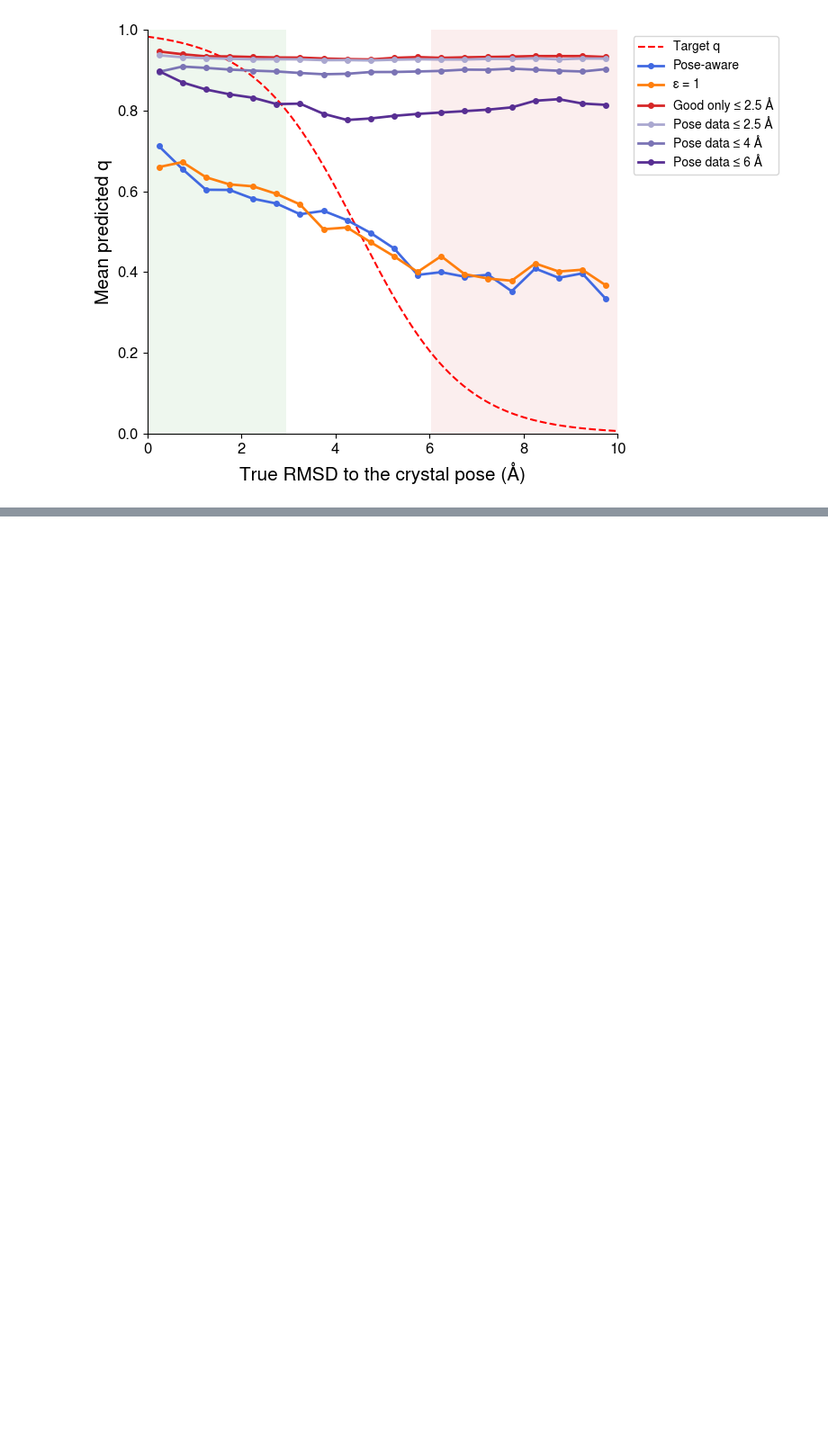
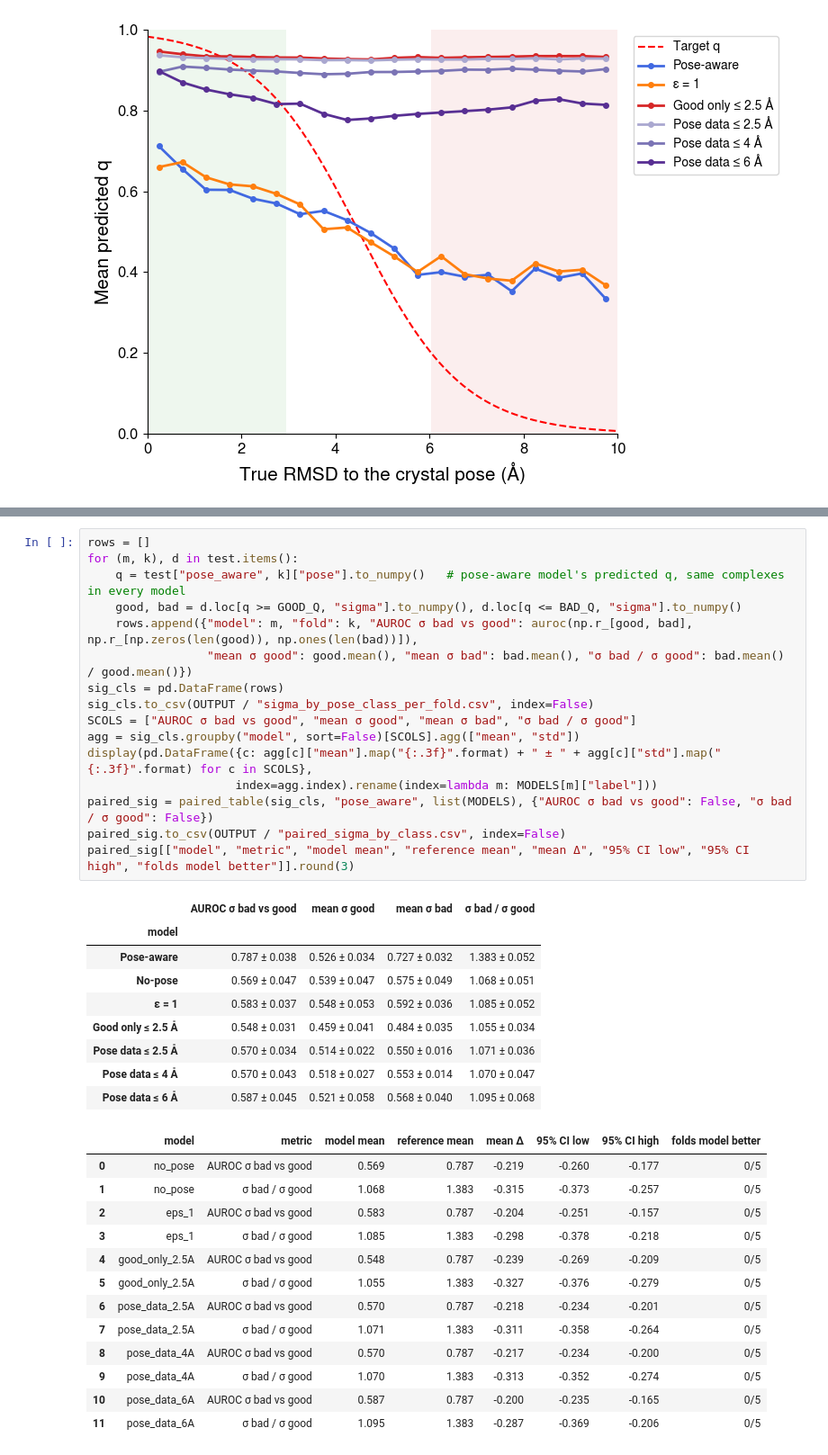
Before and after one commit to openkinome/multi-objective-kinodata-3D, a Jupyter notebook: analysis_publication/ablation_pose_range.ipynb, the cells around one changed output, grey strips where cells are left out. Shown at 90% size. Cells and saved outputs as stored; diff of their text form; blank space fills up the shorter version.

Commit message:
ablation_pose_range.ipynb: predicted uncertainty per predicted pose class (AUROC of sigma, bad vs good)
Co-Authored-By: Claude Opus 5.5 (1M context) <noreply@anthropic.com>

```diff
--- a/analysis_publication/ablation_pose_range.ipynb
+++ b/analysis_publication/ablation_pose_range.ipynb
@@ -475,0 +482,39 @@ plt.show()
+# %%
+rows = []
+for (m, k), d in test.items():
+    q = test["pose_aware", k]["pose"].to_numpy()   # pose-aware model's predicted q, same complexes in every model
+    good, bad = d.loc[q >= GOOD_Q, "sigma"].to_numpy(), d.loc[q <= BAD_Q, "sigma"].to_numpy()
+    rows.append({"model": m, "fold": k, "AUROC σ bad vs good": auroc(np.r_[good, bad], np.r_[np.zeros(len(good)), np.ones(len(bad))]),
+                 "mean σ good": good.mean(), "mean σ bad": bad.mean(), "σ bad / σ good": bad.mean() / good.mean()})
+sig_cls = pd.DataFrame(rows)
+sig_cls.to_csv(OUTPUT / "sigma_by_pose_class_per_fold.csv", index=False)
+SCOLS = ["AUROC σ bad vs good", "mean σ good", "mean σ bad", "σ bad / σ good"]
+agg = sig_cls.groupby("model", sort=False)[SCOLS].agg(["mean", "std"])
+display(pd.DataFrame({c: agg[c]["mean"].map("{:.3f}".format) + " ± " + agg[c]["std"].map("{:.3f}".format) for c in SCOLS},
+                     index=agg.index).rename(index=lambda m: MODELS[m]["label"]))
+paired_sig = paired_table(sig_cls, "pose_aware", list(MODELS), {"AUROC σ bad vs good": False, "σ bad / σ good": False})
+paired_sig.to_csv(OUTPUT / "paired_sigma_by_class.csv", index=False)
+paired_sig[["model", "metric", "model mean", "reference mean", "mean Δ", "95% CI low", "95% CI high", "folds model better"]].round(3)
+# %% [output]
+|  | AUROC σ bad vs good | mean σ good | mean σ bad | σ bad / σ good |
+| model |  |  |  |  |
+| Pose-aware | 0.787 ± 0.038 | 0.526 ± 0.034 | 0.727 ± 0.032 | 1.383 ± 0.052 |
+| No-pose | 0.569 ± 0.047 | 0.539 ± 0.047 | 0.575 ± 0.049 | 1.068 ± 0.051 |
+| ε = 1 | 0.583 ± 0.037 | 0.548 ± 0.053 | 0.592 ± 0.036 | 1.085 ± 0.052 |
+| Good only ≤ 2.5 Å | 0.548 ± 0.031 | 0.459 ± 0.041 | 0.484 ± 0.035 | 1.055 ± 0.034 |
+| Pose data ≤ 2.5 Å | 0.570 ± 0.034 | 0.514 ± 0.022 | 0.550 ± 0.016 | 1.071 ± 0.036 |
+| Pose data ≤ 4 Å | 0.570 ± 0.043 | 0.518 ± 0.027 | 0.553 ± 0.014 | 1.070 ± 0.047 |
+| Pose data ≤ 6 Å | 0.587 ± 0.045 | 0.521 ± 0.058 | 0.568 ± 0.040 | 1.095 ± 0.068 |
+|  | model | metric | model mean | reference mean | mean Δ | 95% CI low | 95% CI high | folds model better |
+| 0 | no_pose | AUROC σ bad vs good | 0.569 | 0.787 | -0.219 | -0.260 | -0.177 | 0/5 |
+| 1 | no_pose | σ bad / σ good | 1.068 | 1.383 | -0.315 | -0.373 | -0.257 | 0/5 |
+| 2 | eps_1 | AUROC σ bad vs good | 0.583 | 0.787 | -0.204 | -0.251 | -0.157 | 0/5 |
+| 3 | eps_1 | σ bad / σ good | 1.085 | 1.383 | -0.298 | -0.378 | -0.218 | 0/5 |
+| 4 | good_only_2.5A | AUROC σ bad vs good | 0.548 | 0.787 | -0.239 | -0.269 | -0.209 | 0/5 |
+| 5 | good_only_2.5A | σ bad / σ good | 1.055 | 1.383 | -0.327 | -0.376 | -0.279 | 0/5 |
+| 6 | pose_data_2.5A | AUROC σ bad vs good | 0.570 | 0.787 | -0.218 | -0.234 | -0.201 | 0/5 |
+| 7 | pose_data_2.5A | σ bad / σ good | 1.071 | 1.383 | -0.311 | -0.358 | -0.264 | 0/5 |
+| 8 | pose_data_4A | AUROC σ bad vs good | 0.570 | 0.787 | -0.217 | -0.234 | -0.200 | 0/5 |
+| 9 | pose_data_4A | σ bad / σ good | 1.070 | 1.383 | -0.313 | -0.352 | -0.274 | 0/5 |
+| 10 | pose_data_6A | AUROC σ bad vs good | 0.587 | 0.787 | -0.200 | -0.235 | -0.165 | 0/5 |
+| 11 | pose_data_6A | σ bad / σ good | 1.095 | 1.383 | -0.287 | -0.369 | -0.206 | 0/5 |
```
Also changed, not shown: parts of 1 cell of this notebook.
